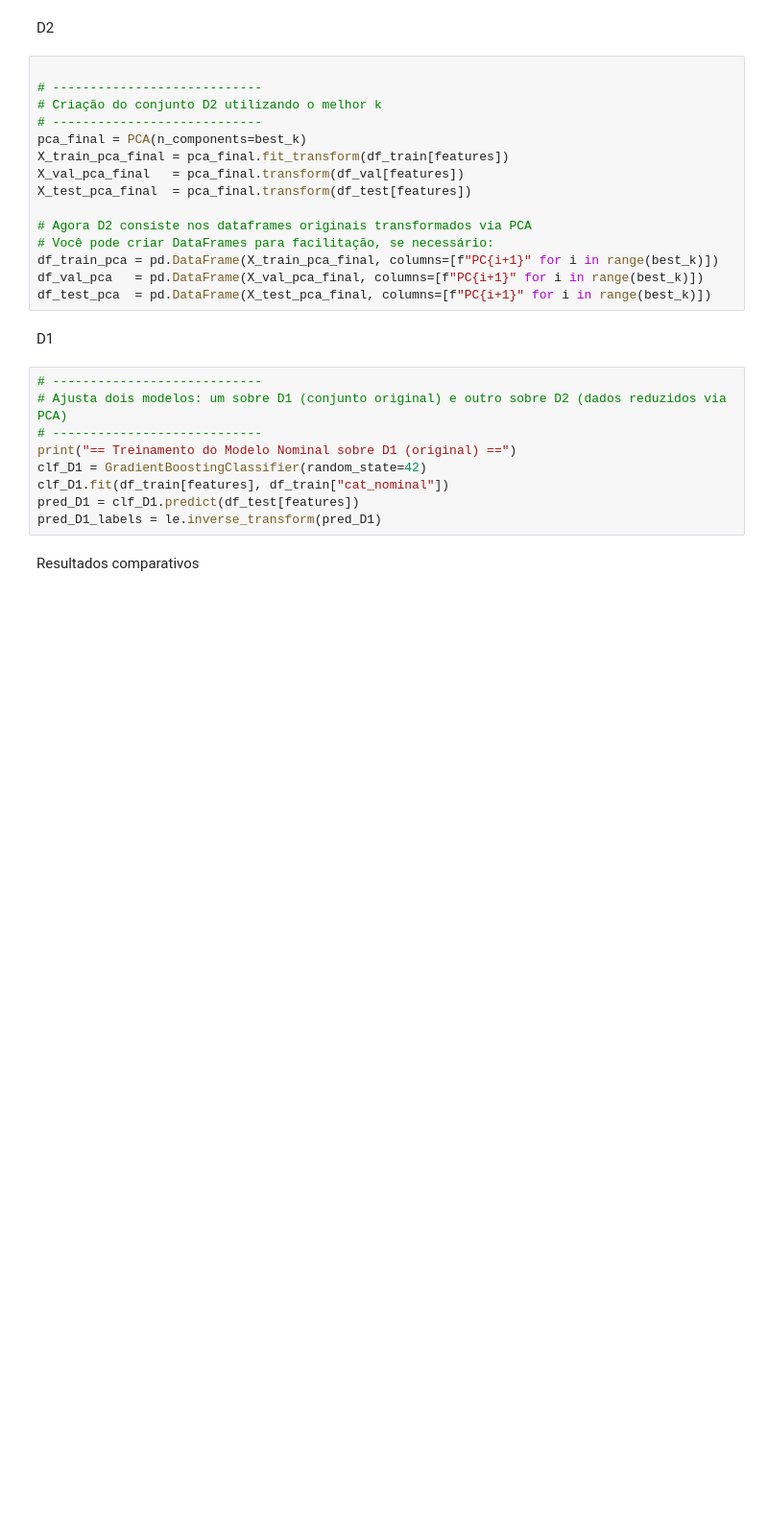
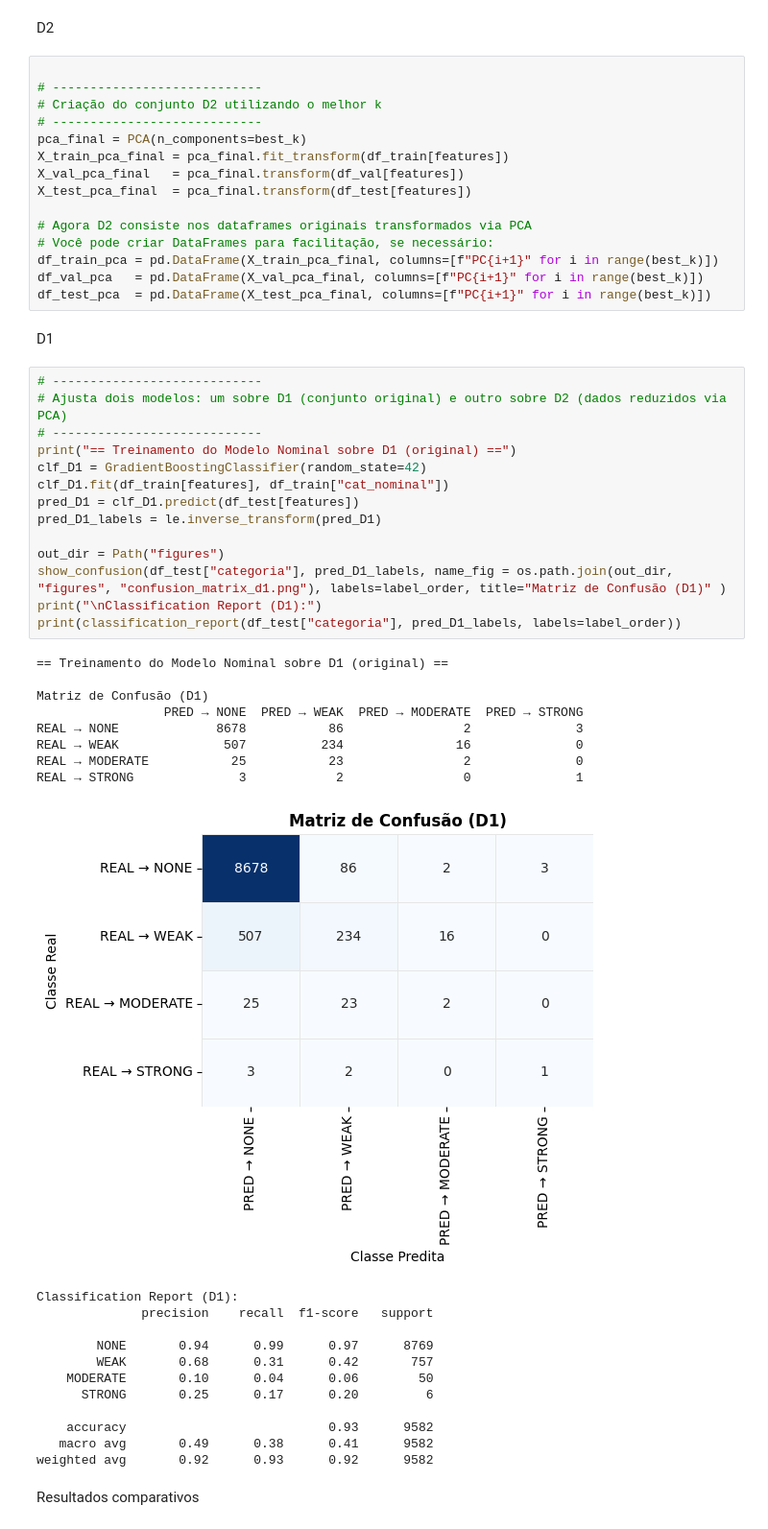
Before and after one commit to HezaH/Machine_Learning, a Jupyter notebook: T2/AM_T2_HELIO_HENRIQUE_DE_SOUZA.ipynb, the cells around one changed output. Shown at 96% size. Saved outputs shown, nothing was run; the diff lists cells and outputs as text; blank space fills up the shorter version.

```diff
--- a/T2/AM_T2_HELIO_HENRIQUE_DE_SOUZA.ipynb
+++ b/T2/AM_T2_HELIO_HENRIQUE_DE_SOUZA.ipynb
@@ -886,12 +937,38 @@ D1
 # %%
 # ----------------------------
 # Ajusta dois modelos: um sobre D1 (conjunto original) e outro sobre D2 (dados reduzidos via PCA)
 # ----------------------------
 print("== Treinamento do Modelo Nominal sobre D1 (original) ==")
 clf_D1 = GradientBoostingClassifier(random_state=42)
 clf_D1.fit(df_train[features], df_train["cat_nominal"])
 pred_D1 = clf_D1.predict(df_test[features])
 pred_D1_labels = le.inverse_transform(pred_D1)
+
+out_dir = Path("figures")
+show_confusion(df_test["categoria"], pred_D1_labels, name_fig = os.path.join(out_dir, "figures", "confusion_matrix_d1.png"), labels=label_order, title="Matriz de Confusão (D1)" )
+print("\nClassification Report (D1):")
+print(classification_report(df_test["categoria"], pred_D1_labels, labels=label_order))
+# %% [output]
+== Treinamento do Modelo Nominal sobre D1 (original) ==
+
+Matriz de Confusão (D1)
+                 PRED → NONE  PRED → WEAK  PRED → MODERATE  PRED → STRONG
+REAL → NONE             8678           86                2              3
+REAL → WEAK              507          234               16              0
+REAL → MODERATE           25           23                2              0
+REAL → STRONG              3            2                0              1
+[figure, added]
+Classification Report (D1):
+              precision    recall  f1-score   support
+
+        NONE       0.94      0.99      0.97      8769
+        WEAK       0.68      0.31      0.42       757
+    MODERATE       0.10      0.04      0.06        50
+      STRONG       0.25      0.17      0.20         6
+
+    accuracy                           0.93      9582
+   macro avg       0.49      0.38      0.41      9582
+weighted avg       0.92      0.93      0.92      9582
 # %% [markdown]
 Resultados comparativos
 # %%
```
Also changed, not shown: parts of 38 cells of this notebook, 4 other files.
